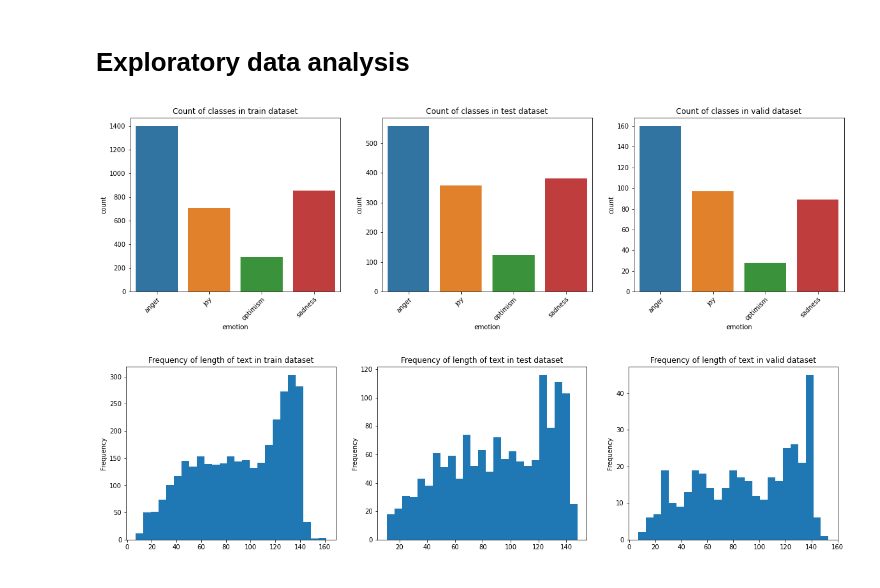
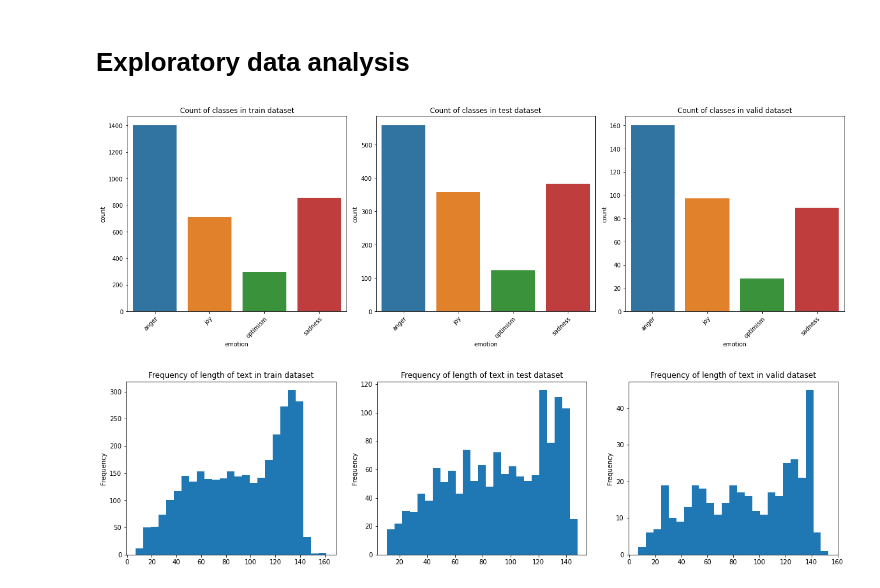
Before and after one commit to gundruke/FAA-project-2, a Jupyter notebook: DataCleaning_EDA.ipynb, the cells around one changed output. Cells and saved outputs as stored; diff of their text form; code cells hidden in the pictures.

```diff
--- a/DataCleaning_EDA.ipynb
+++ b/DataCleaning_EDA.ipynb
@@ -66,24 +66,25 @@ valid.head()
 # %% [markdown]
 # **Exploratory data analysis**
 # %%
-fig, ax = plt.subplots(nrows=1, ncols=3, figsize=(20,5))
+fig, ax = plt.subplots(nrows=1, ncols=3, figsize=(18,6))
 
 sns.countplot(data=train.sort_values(by=["emotion"]), x="emotion", ax = ax[0])
 plt.setp(ax[0].get_xticklabels(), rotation=45, ha="right", rotation_mode="anchor")
 
 sns.countplot(data=test.sort_values(by=["emotion"]), x="emotion", ax = ax[1])
 plt.setp(ax[1].get_xticklabels(), rotation=45, ha="right", rotation_mode="anchor")
 
 sns.countplot(data=valid.sort_values(by=["emotion"]), x="emotion", ax = ax[2])
 plt.setp(ax[2].get_xticklabels(), rotation=45, ha="right", rotation_mode="anchor")
 
 ax[0].set_title("Count of classes in train dataset")
 ax[1].set_title("Count of classes in test dataset")
 ax[2].set_title("Count of classes in valid dataset")
-
+plt.tight_layout()
+plt.savefig("distribution.jpg", dpi=300)
 plt.show()
 # %% [output]
-[figure, old version]
+[figure, new version]
 # %%
 fig, ax = plt.subplots(nrows=1, ncols=3, figsize=(20,5))
 
```
Also changed, not shown: parts of 5 cells of this notebook, 4 other files.
